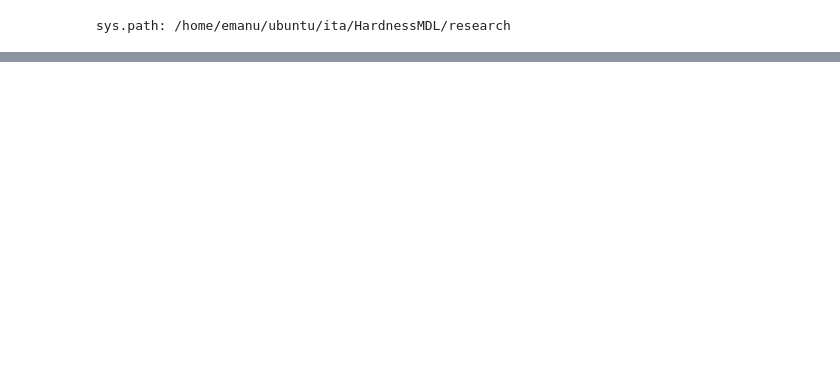
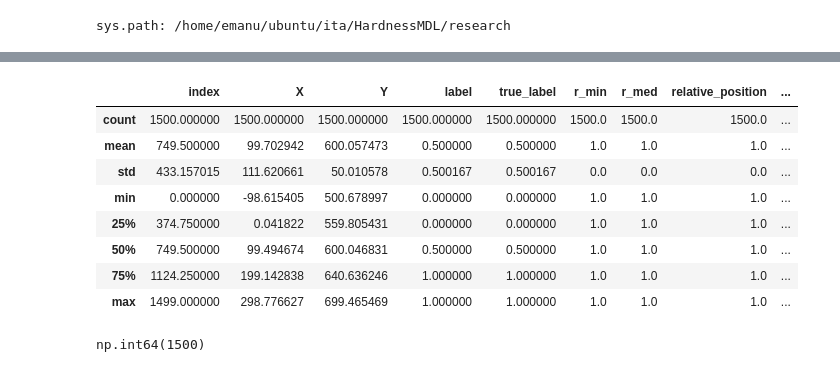
Before and after one commit to emanuelrgb01/HardnessMDL, a Jupyter notebook: research/datasets/synthetic_data/HardnessMDLMeasures.ipynb, the cells around one changed output, grey strips where cells are left out. Drawn from its saved outputs; the diff is of its cells as text; code cells hidden in the pictures; blank space fills up the shorter version.

```diff
--- a/research/datasets/synthetic_data/HardnessMDLMeasures.ipynb
+++ b/research/datasets/synthetic_data/HardnessMDLMeasures.ipynb
@@ -74,0 +193,12 @@ KeyboardInterrupt:
+# %%
+df1.describe()
+# %% [output]
+|  | index | X | Y | label | true_label | r_min | r_med | relative_position | ... |
+| count | 1500.000000 | 1500.000000 | 1500.000000 | 1500.000000 | 1500.000000 | 1500.0 | 1500.0 | 1500.0 | ... |
+| mean | 749.500000 | 99.702942 | 600.057473 | 0.500000 | 0.500000 | 1.0 | 1.0 | 1.0 | ... |
+| std | 433.157015 | 111.620661 | 50.010578 | 0.500167 | 0.500167 | 0.0 | 0.0 | 0.0 | ... |
+| min | 0.000000 | -98.615405 | 500.678997 | 0.000000 | 0.000000 | 1.0 | 1.0 | 1.0 | ... |
+| 25% | 374.750000 | 0.041822 | 559.805431 | 0.000000 | 0.000000 | 1.0 | 1.0 | 1.0 | ... |
+| 50% | 749.500000 | 99.494674 | 600.046831 | 0.500000 | 0.500000 | 1.0 | 1.0 | 1.0 | ... |
+| 75% | 1124.250000 | 199.142838 | 640.636246 | 1.000000 | 1.000000 | 1.0 | 1.0 | 1.0 | ... |
+| max | 1499.000000 | 298.776627 | 699.465469 | 1.000000 | 1.000000 | 1.0 | 1.0 | 1.0 | ... |
@@ -74,0 +211,4 @@ KeyboardInterrupt:
+# %%
+abs(df1.label - df1.true_label).sum()
+# %% [output]
+np.int64(1500)
```
Also changed, not shown: parts of 17 cells of this notebook.
